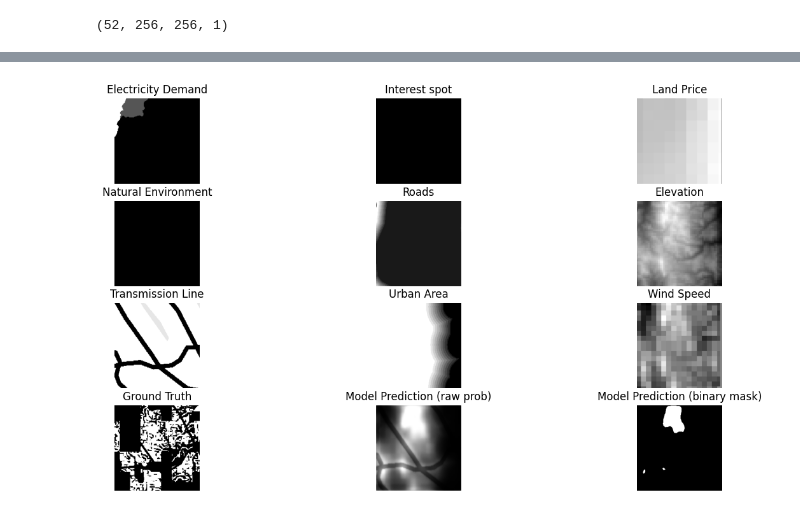
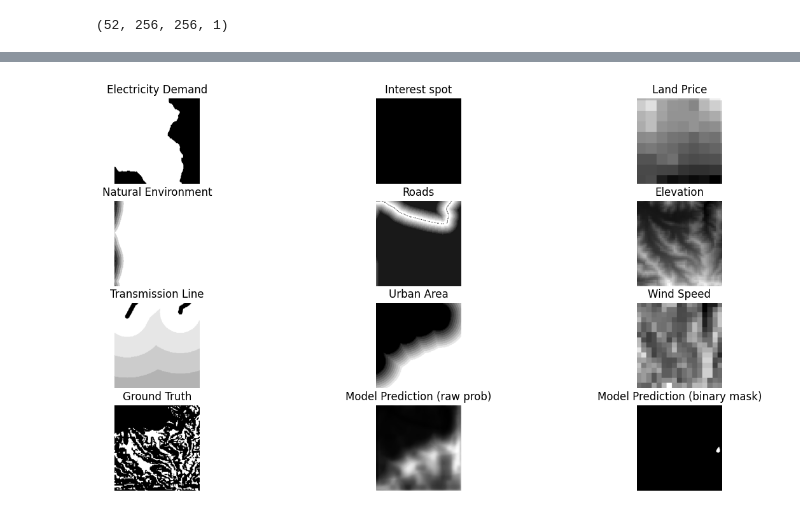
Before and after one commit to AmJustCJ/FinalYearProjectWork, a Jupyter notebook: FYP.ipynb, the cells around one changed output, grey strips where cells are left out. Drawn from its saved outputs; the diff is of its cells as text; code cells hidden in the pictures.

```diff
--- a/FYP.ipynb
+++ b/FYP.ipynb
@@ -492,6 +492,6 @@ def plot_single_pred(x_test, y_test, predictions, threshold_pred, index):
 
   plt.show()
 # %%
-plot_single_pred(x_test, y_test, predictions, threshold_pred, 2)
+plot_single_pred(x_test, y_test, predictions, threshold_pred, 18)
 # %% [output]
-[figure, old version]
+[figure, new version]
```
Also changed, not shown: parts of 13 cells of this notebook.
